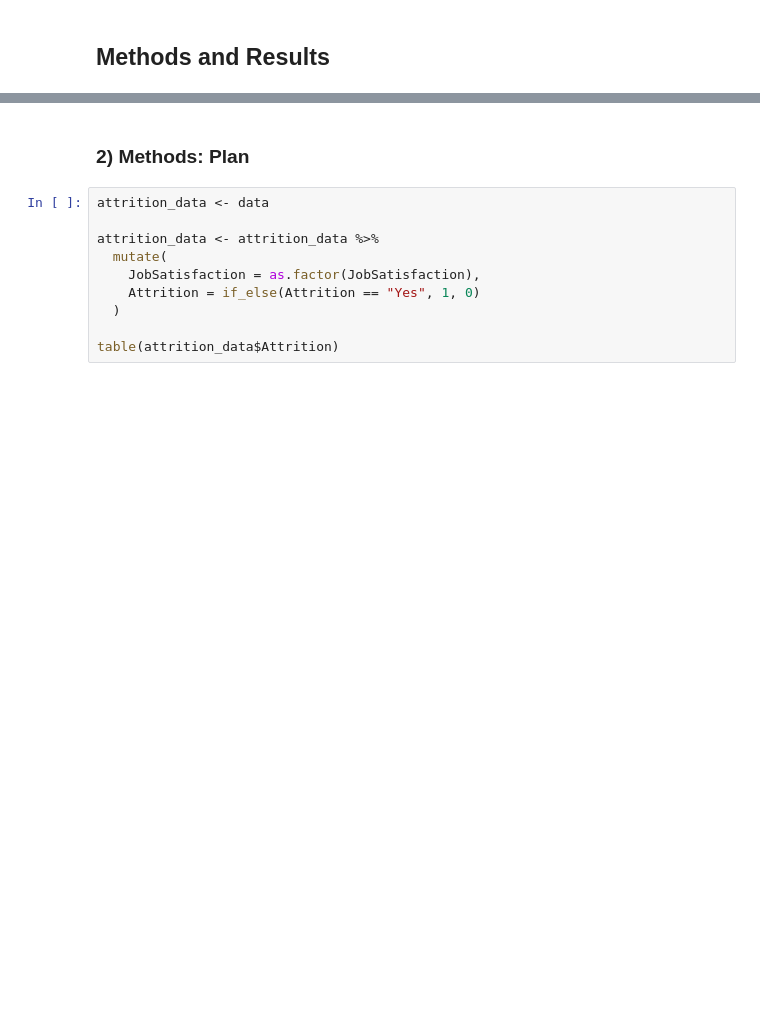
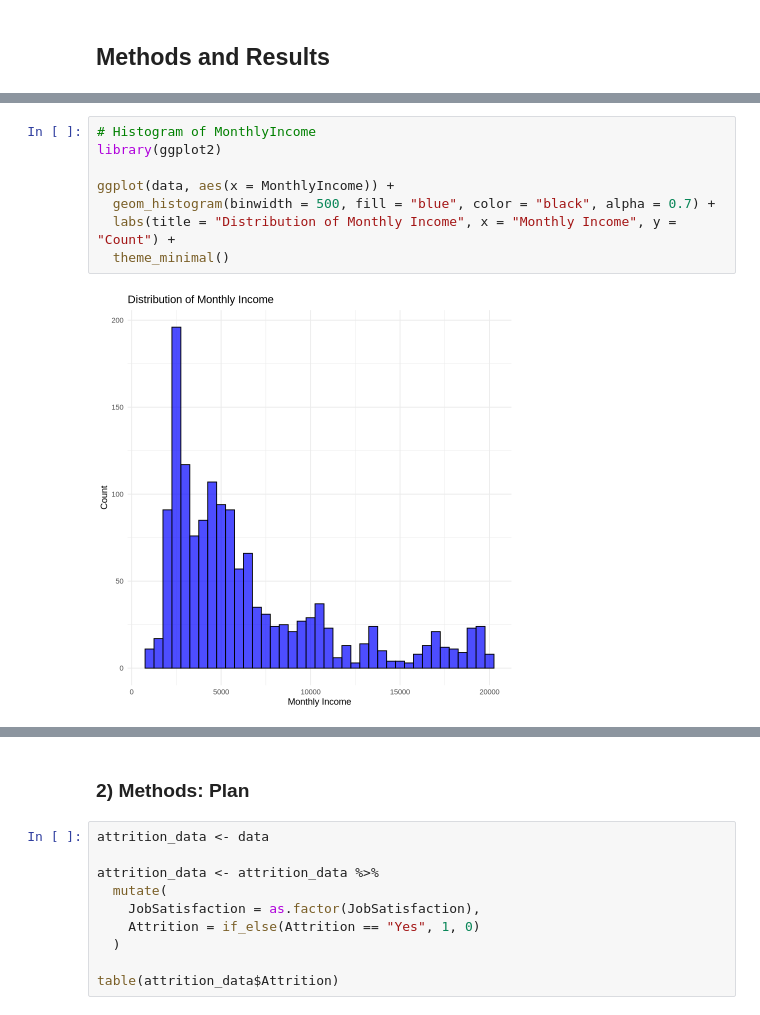
Before and after one commit to navthukral/STAT301Project, a Jupyter notebook: GroupReport.ipynb, the cells around one changed output, grey strips where cells are left out. Cells and saved outputs as stored; diff of their text form; blank space fills up the shorter version.

```diff
--- a/GroupReport.ipynb
+++ b/GroupReport.ipynb
@@ -59,0 +70,10 @@ A tibble: 6 × 35
+# %%
+# Histogram of MonthlyIncome
+library(ggplot2)
+
+ggplot(data, aes(x = MonthlyIncome)) +
+  geom_histogram(binwidth = 500, fill = "blue", color = "black", alpha = 0.7) +
+  labs(title = "Distribution of Monthly Income", x = "Monthly Income", y = "Count") +
+  theme_minimal()
+# %% [output]
+[figure, added]
```
Also changed, not shown: parts of 9 cells of this notebook.
